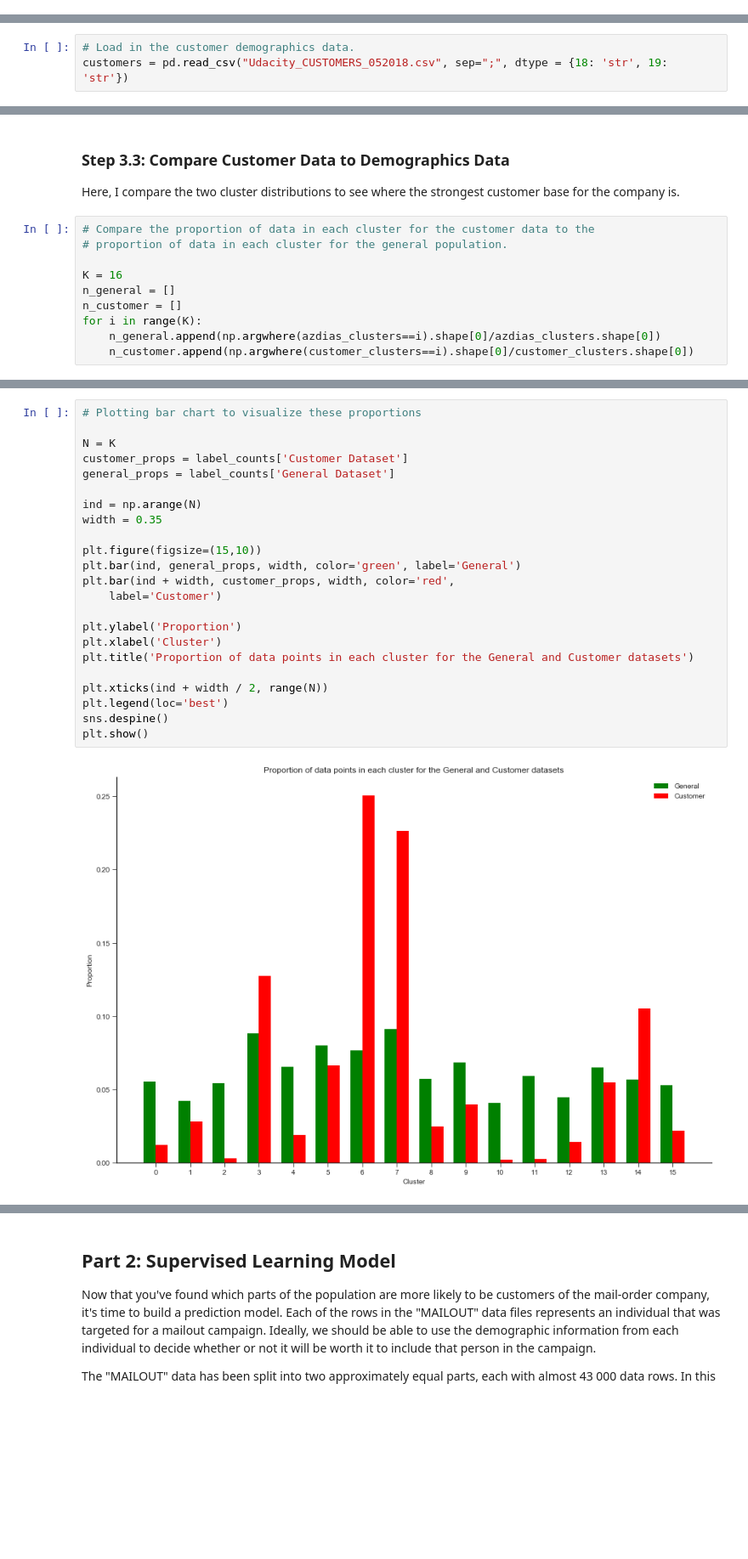
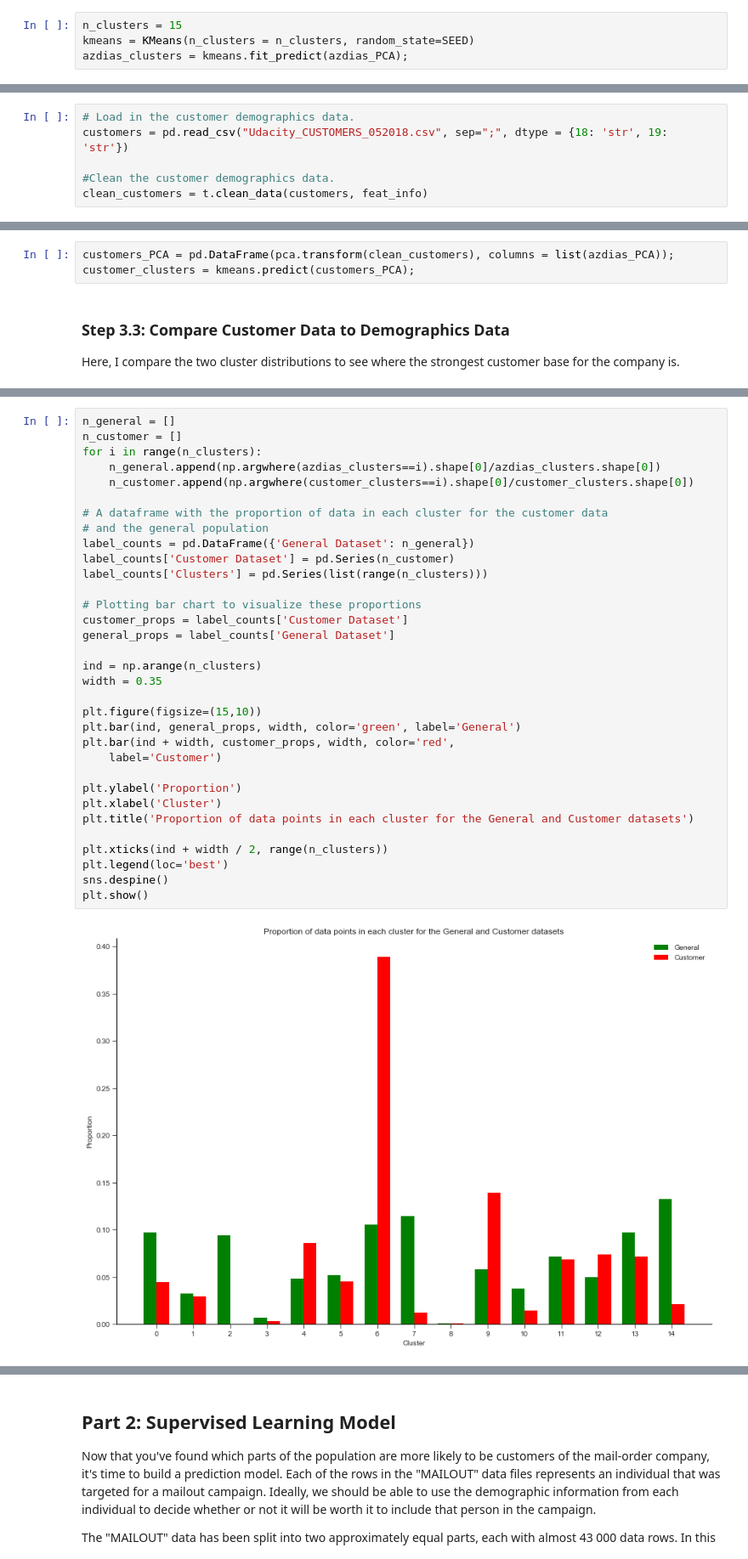
Before and after one commit to augannan/UdacityCapstoneArvato, a Jupyter notebook: notebook.ipynb, the cells around one changed output, grey strips where cells are left out. Shown at 85% size. Cells and saved outputs as stored; diff of their text form; blank space fills up the shorter version.

```diff
--- a/notebook.ipynb
+++ b/notebook.ipynb
@@ -432 +389,5 @@ There is an elbow at K=16 clusters, and so I segment the population into 16 clus
+# %%
+n_clusters = 15
+kmeans = KMeans(n_clusters = n_clusters, random_state=SEED)
+azdias_clusters = kmeans.fit_predict(azdias_PCA);
 # %% [markdown]
@@ -436,3 +397,6 @@ It's now time to see how the customer data maps on to the clusters from the gene
 # %%
 # Load in the customer demographics data.
 customers = pd.read_csv("Udacity_CUSTOMERS_052018.csv", sep=";", dtype = {18: 'str', 19: 'str'})
+
+#Clean the customer demographics data.
+clean_customers = t.clean_data(customers, feat_info)
@@ -458,14 +418,7 @@ customer_clusters = kmeans.predict(customer_df);
+# %%
+customers_PCA = pd.DataFrame(pca.transform(clean_customers), columns = list(azdias_PCA));
+customer_clusters = kmeans.predict(customers_PCA);
 # %% [markdown]
 ### Step 3.3: Compare Customer Data to Demographics Data
 
 Here, I compare the two cluster distributions to see where the strongest customer base for the company is.
-# %%
-# Compare the proportion of data in each cluster for the customer data to the
-# proportion of data in each cluster for the general population.
-
-K = 16
-n_general = []
-n_customer = []
-for i in range(K):
-    n_general.append(np.argwhere(azdias_clusters==i).shape[0]/azdias_clusters.shape[0])
-    n_customer.append(np.argwhere(customer_clusters==i).shape[0]/customer_clusters.shape[0])
@@ -479,26 +425,36 @@ label_counts['Clusters'] = pd.Series(list(range(K)))
 # %%
+n_general = []
+n_customer = []
+for i in range(n_clusters):
+    n_general.append(np.argwhere(azdias_clusters==i).shape[0]/azdias_clusters.shape[0])
+    n_customer.append(np.argwhere(customer_clusters==i).shape[0]/customer_clusters.shape[0])
+
+# A dataframe with the proportion of data in each cluster for the customer data
+# and the general population
+label_counts = pd.DataFrame({'General Dataset': n_general})
+label_counts['Customer Dataset'] = pd.Series(n_customer)
+label_counts['Clusters'] = pd.Series(list(range(n_clusters)))
+
 # Plotting bar chart to visualize these proportions
-
-N = K
 customer_props = label_counts['Customer Dataset']
 general_props = label_counts['General Dataset']
 
-ind = np.arange(N)
+ind = np.arange(n_clusters)
 width = 0.35
 
 plt.figure(figsize=(15,10))
 plt.bar(ind, general_props, width, color='green', label='General')
 plt.bar(ind + width, customer_props, width, color='red',
     label='Customer')
 
 plt.ylabel('Proportion')
 plt.xlabel('Cluster')
 plt.title('Proportion of data points in each cluster for the General and Customer datasets')
 
-plt.xticks(ind + width / 2, range(N))
+plt.xticks(ind + width / 2, range(n_clusters))
 plt.legend(loc='best')
 sns.despine()
 plt.show()
 # %% [output]
-[figure, old version]
+[figure, new version]
 # %%
```
Also changed, not shown: parts of 96 cells of this notebook.
